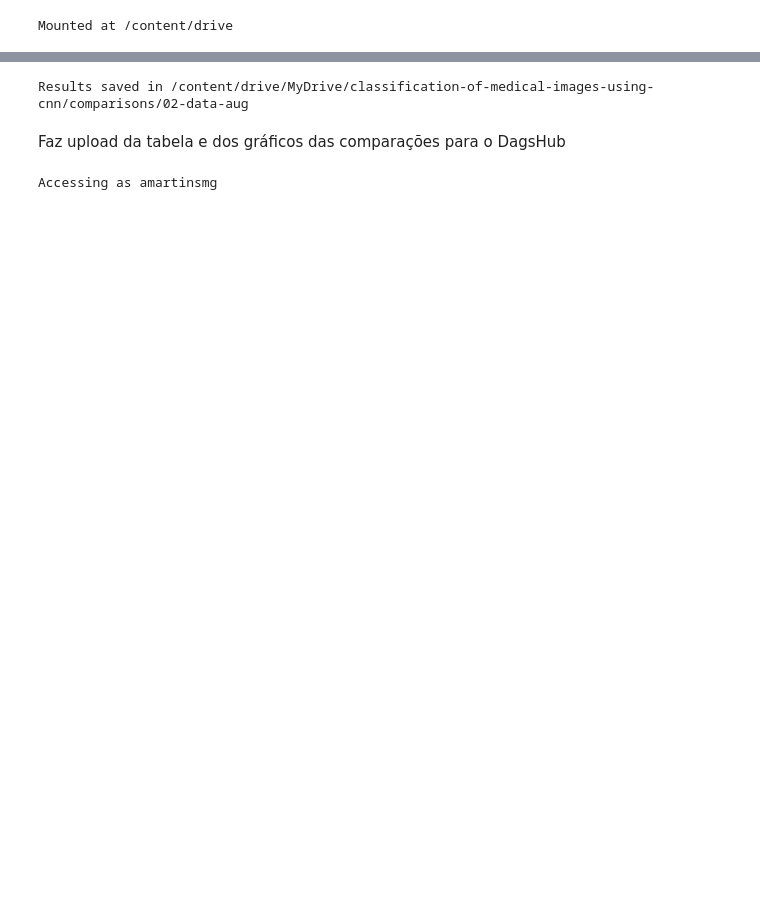
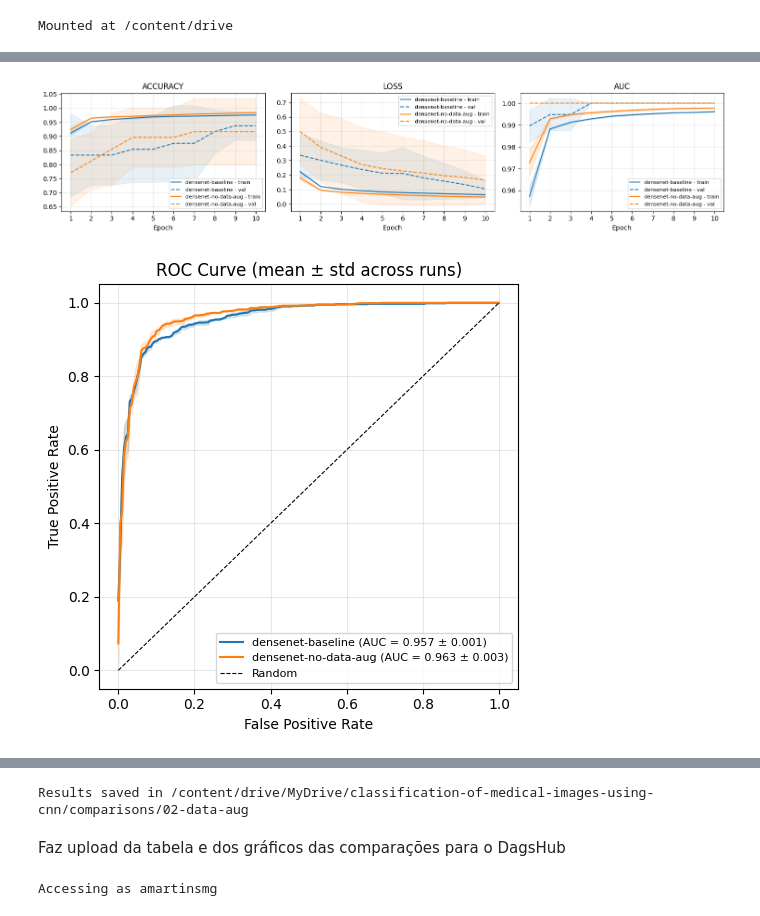
Before and after one commit to amartinsmg/classification-of-medical-images-using-cnn, a Jupyter notebook: notebooks/analyses/02_data_aug.ipynb, the cells around one changed output, grey strips where cells are left out. Cells and saved outputs as stored; diff of their text form; code cells hidden in the pictures; blank space fills up the shorter version.

```diff
--- a/notebooks/analyses/02_data_aug.ipynb
+++ b/notebooks/analyses/02_data_aug.ipynb
@@ -65,0 +63,10 @@ plt.show()
+# %%
+densenet_exps = [exp for exp in experiments if exp.get("name").startswith("densenet")]
+
+fig = plot_training_history(densenet_exps)
+fig = plot_roc_curves(densenet_exps)
+
+plt.show()
+# %% [output]
+[figure, added]
+[figure, added]
```
Also changed, not shown: parts of 6 cells of this notebook.
